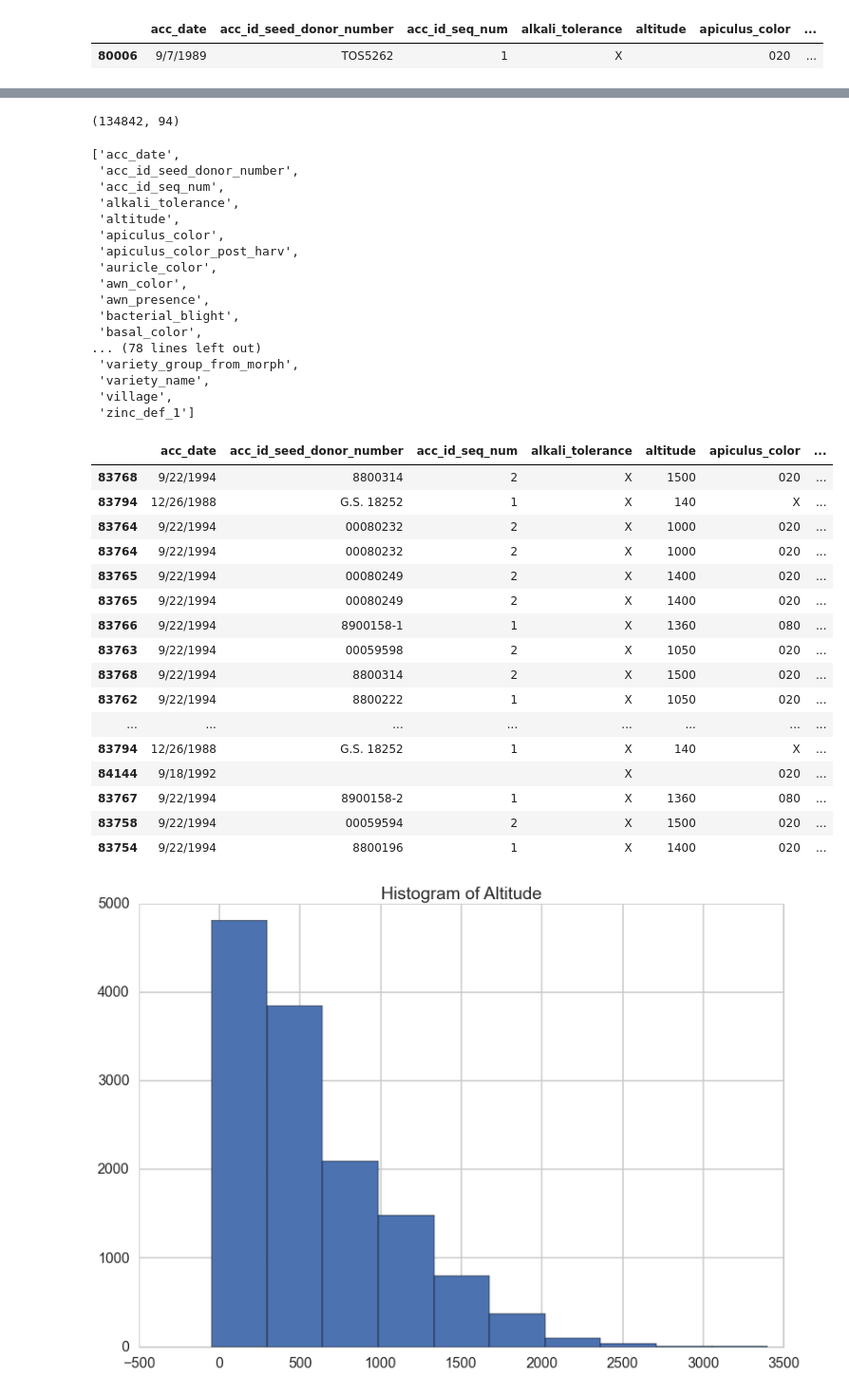
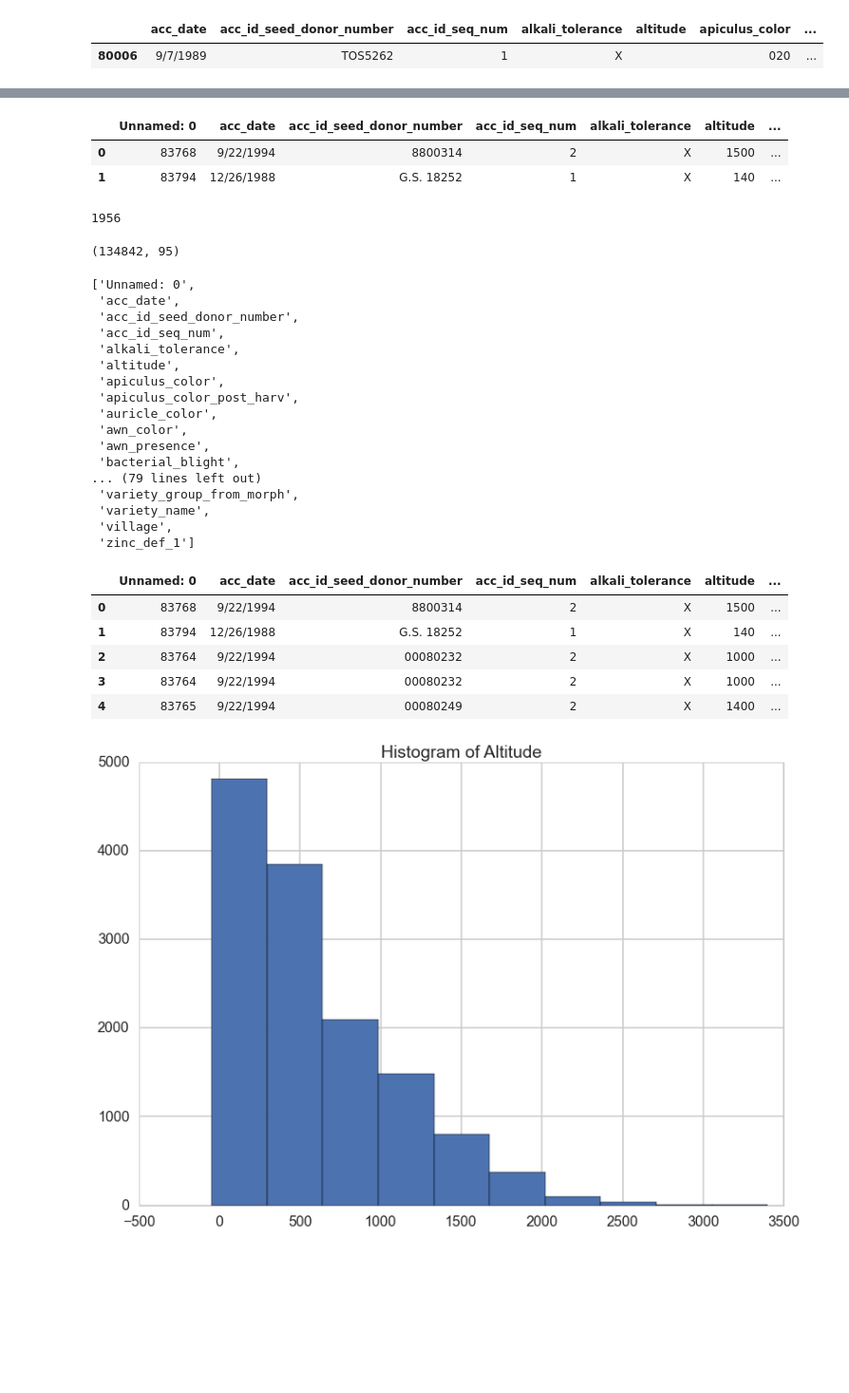
Before and after one commit to o0neil/Believe_The_Hype, a Jupyter notebook: WORK.ipynb, the cells around one changed output, grey strips where cells are left out. Shown at 95% size. Drawn from its saved outputs; the diff is of its cells as text; code cells hidden in the pictures; blank space fills up the shorter version.

```diff
--- a/WORK.ipynb
+++ b/WORK.ipynb
@@ -217,2 +199,4 @@ Progress:
 # %%
 all_info.to_csv('all_info_combined.csv', encoding='utf-8')
+# %%
+all_info = pd.read_csv('all_info_combined.csv')
@@ -218,0 +212,6 @@ all_info.to_csv('all_info_combined.csv', encoding='utf-8')
+# %%
+all_info.head(2)
+# %% [output]
+|  | Unnamed: 0 | acc_date | acc_id_seed_donor_number | acc_id_seq_num | alkali_tolerance | altitude | ... |
+| 0 | 83768 | 9/22/1994 | 8800314 | 2 | X | 1500 | ... |
+| 1 | 83794 | 12/26/1988 | G.S. 18252 | 1 | X | 140 | ... |
@@ -219,11 +221,16 @@ all_info.to_csv('all_info_combined.csv', encoding='utf-8')
+# %%
+len(newstuff)
+# %% [output]
+1956
 # %%
 all_info.shape
 # %% [output]
-(134842, 94)
+(134842, 95)
 # %%
 list(all_info)
 # %% [output]
-['acc_date',
+['Unnamed: 0',
+ 'acc_date',
  'acc_id_seed_donor_number',
  'acc_id_seq_num',
  'alkali_tolerance',
@@ -234,32 +241,20 @@ list(all_info)
  'awn_color',
  'awn_presence',
  'bacterial_blight',
- 'basal_color',
-... (78 lines left out)
+... (79 lines left out)
  'variety_group_from_morph',
  'variety_name',
  'village',
  'zinc_def_1']
 # %%
-all_info.head(20)
+all_info.head(5)
 # %% [output]
-|  | acc_date | acc_id_seed_donor_number | acc_id_seq_num | alkali_tolerance | altitude | apiculus_color | ... |
-| 83768 | 9/22/1994 | 8800314 | 2 | X | 1500 | 020 | ... |
-| 83794 | 12/26/1988 | G.S. 18252 | 1 | X | 140 | X | ... |
-| 83764 | 9/22/1994 | 00080232 | 2 | X | 1000 | 020 | ... |
-| 83764 | 9/22/1994 | 00080232 | 2 | X | 1000 | 020 | ... |
-| 83765 | 9/22/1994 | 00080249 | 2 | X | 1400 | 020 | ... |
-| 83765 | 9/22/1994 | 00080249 | 2 | X | 1400 | 020 | ... |
-| 83766 | 9/22/1994 | 8900158-1 | 1 | X | 1360 | 080 | ... |
-| 83763 | 9/22/1994 | 00059598 | 2 | X | 1050 | 020 | ... |
-| 83768 | 9/22/1994 | 8800314 | 2 | X | 1500 | 020 | ... |
-| 83762 | 9/22/1994 | 8800222 | 1 | X | 1050 | 020 | ... |
-| ... | ... | ... | ... | ... | ... | ... | ... |
-| 83794 | 12/26/1988 | G.S. 18252 | 1 | X | 140 | X | ... |
-| 84144 | 9/18/1992 |  |  | X |  | 020 | ... |
-| 83767 | 9/22/1994 | 8900158-2 | 1 | X | 1360 | 080 | ... |
-| 83758 | 9/22/1994 | 00059594 | 2 | X | 1500 | 020 | ... |
-| 83754 | 9/22/1994 | 8800196 | 1 | X | 1400 | 020 | ... |
+|  | Unnamed: 0 | acc_date | acc_id_seed_donor_number | acc_id_seq_num | alkali_tolerance | altitude | ... |
+| 0 | 83768 | 9/22/1994 | 8800314 | 2 | X | 1500 | ... |
+| 1 | 83794 | 12/26/1988 | G.S. 18252 | 1 | X | 140 | ... |
+| 2 | 83764 | 9/22/1994 | 00080232 | 2 | X | 1000 | ... |
+| 3 | 83764 | 9/22/1994 | 00080232 | 2 | X | 1000 | ... |
+| 4 | 83765 | 9/22/1994 | 00080249 | 2 | X | 1400 | ... |
 # %%
 def to_int_list_w_nan(df, column):
     array=list(df[column])
```
Also changed, not shown: parts of 7 cells of this notebook, 4 other files.
